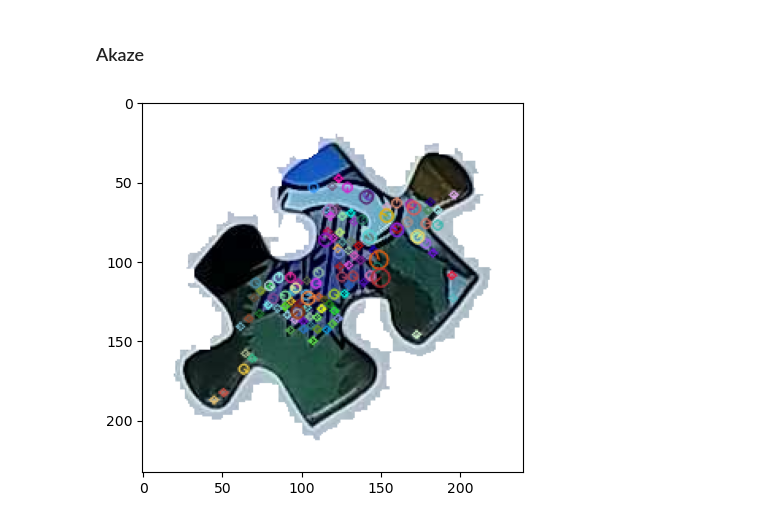
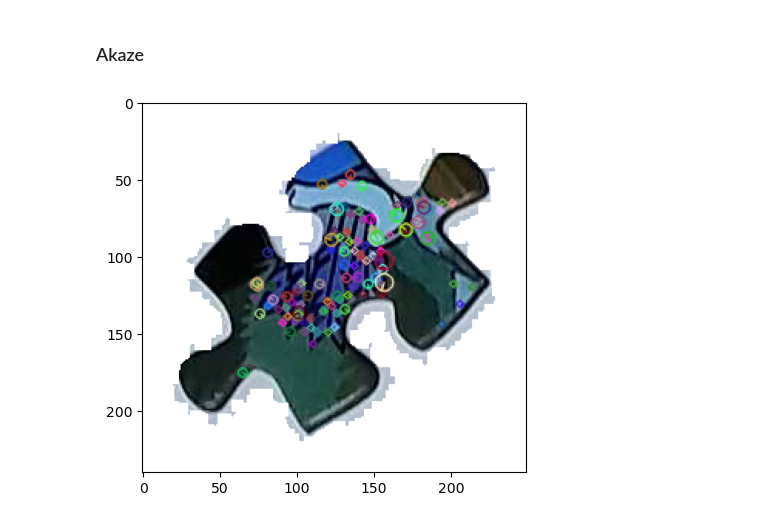
Before and after one commit to adriengoldszal/INF573_Puzzle, a Jupyter notebook: solver_adrien/amelioration_akaze_vs_sift_plus_erosion.ipynb, the cells around one changed output. Saved outputs shown, nothing was run; the diff lists cells and outputs as text; code cells hidden in the pictures.

```diff
--- a/solver_adrien/amelioration_akaze_vs_sift_plus_erosion.ipynb
+++ b/solver_adrien/amelioration_akaze_vs_sift_plus_erosion.ipynb
@@ -35,21 +35,5 @@ Area: 23175
 # %% [markdown]
 ### Idée : on réduit le masque pour enlever toutes les features au bord
-# %%
-def filter_keypoints_by_mask(keypoints, descriptors, mask, margin=10):
-    height, width = mask.shape
-    kernel = np.ones((margin*2+1, margin*2+1), np.uint8)
-    eroded_mask = cv2.erode(mask.astype(np.uint8), kernel)
-
-    filtered_keypoints = []
-    filtered_descriptors = []
-
-    for i, kp in enumerate(keypoints):
-        x, y = map(int, kp.pt)
-        if 0 <= y < height and 0 <= x < width and eroded_mask[y, x] > 0:
-            filtered_keypoints.append(kp)
-            filtered_descriptors.append(descriptors[i])
-
-    return filtered_keypoints, np.array(filtered_descriptors)
 # %% [markdown]
 ### Sift
 # %%
@@ -72,0 +45,5 @@ def calculate_keypoints(piece) :
+# %%
+piece = pieces[12]
+keypoints, descriptors = sift.detectAndCompute(piece['matching_image'], None)
+
+keypoints_filtered, descriptors_filtered = filter_keypoints_by_mask(keypoints, descriptors, piece['binary_mask'])
@@ -96,3 +104,0 @@ def calculate_matches(piece, puzzle, keypoints_piece, descriptors_piece) :
-# %%
-piece = pieces[1]
-keypoints_piece, descriptors_piece = calculate_keypoints(piece)
@@ -106,3 +104,0 @@ Found 0 matches
-# %%
-piece = pieces[2]
-keypoints_piece, descriptors_piece = calculate_keypoints(piece)
@@ -135,10 +124,10 @@ def calculate_keypoints_akaze(piece) :
 
     return keypoints_piece, descriptors_piece
 # %%
-piece = pieces[2]
+piece = pieces[11]
 keypoints_piece, descriptors_piece = calculate_keypoints_akaze(piece)
 # %% [output]
-[figure, old version]
+[figure, new version]
 # %%
 matches = calculate_matches(piece, puzzle, keypoints_piece, descriptors_piece)
 # %% [output]
```
Also changed, not shown: parts of 12 cells of this notebook, 2 other files.
